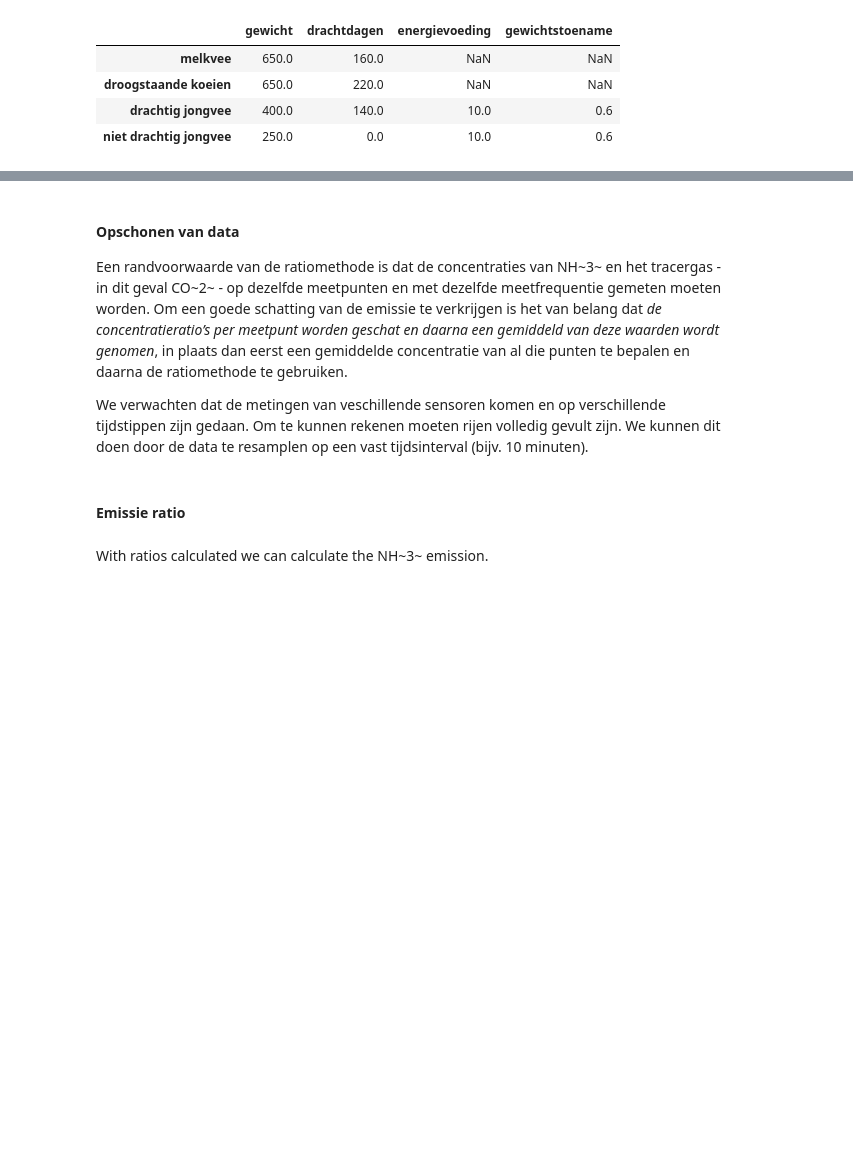
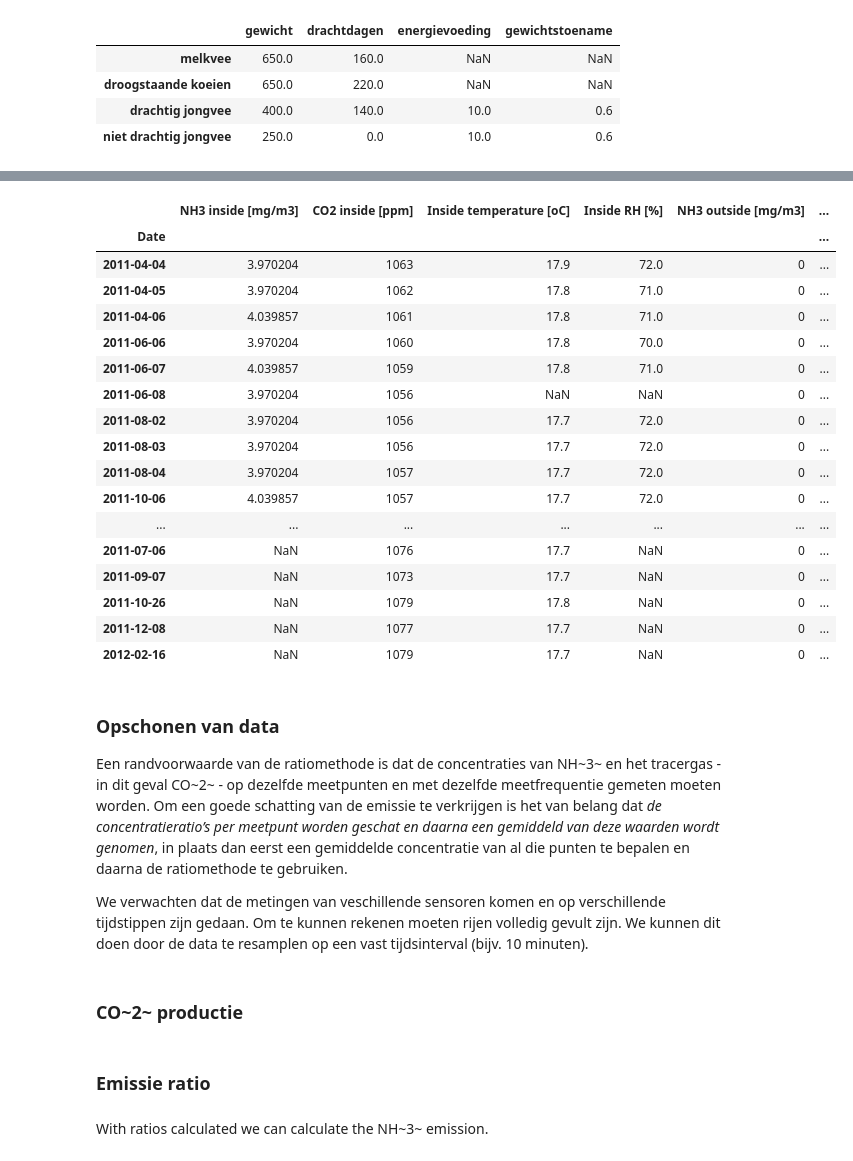
Before and after one commit to fenke/openstal, a Jupyter notebook: nbs/27_stal_massabalans.ipynb, the cells around one changed output, grey strips where cells are left out. Drawn from its saved outputs; the diff is of its cells as text; code cells hidden in the pictures; blank space fills up the shorter version.

```diff
--- a/nbs/27_stal_massabalans.ipynb
+++ b/nbs/27_stal_massabalans.ipynb
@@ -536,0 +782,15 @@ pd.DataFrame(default_pco2_parameters).transpose()
+# %%
+#| export
+
+def find_emission_column_names(data: DataFrame):
+    '''Find column names for NH3, CO2 and temperature from the DataFrame'''
+
+    columnnames = {
+        'nh3': [col for col in data.columns if any(name in col.lower() for name in MOLECULAR_NAMES['nh3']+['nh3'])],
+        'co2': [col for col in data.columns if any(name in col.lower() for name in MOLECULAR_NAMES['co2']+['co2'])],
+        'temp': [col for col in data.columns if 'temperatu' in col.lower()],
+        'rh': [col for col in data.columns if 'vochtigheid' in col.lower() or 'rh' in col.lower()],
+        'wind': [col for col in data.columns if 'wind' in col.lower()]
+    }
+
+    return columnnames
@@ -536,0 +817,27 @@ pd.DataFrame(default_pco2_parameters).transpose()
+# %%
+#| export
+
+def extract_emission_column_names(
+        data: DataFrame # DataFrame with measurement data
+) -> dict:
+    '''Extract column names for NH3, CO2 and temperature from the DataFrame'''
+
+    columnnames = find_emission_column_names(data)
+
+    locations = {
+            'binnen': ['binnen', 'inside', 'stal'],
+            'buiten': ['buiten', 'outside', 'outdoor']
+        }
+
+    columnmapping = {K:{} for K in locations.keys()}
+    for location_key, location_items in locations.items():
+        for measure, columns in columnnames.items():
+            for location_name in location_items:
+
+                columnmapping[location_key][measure] = columnmapping[location_key].get(measure,[]) + [col for col in columns if location_name in col.lower()]
+
+    columnmapping['buiten']['wind'] = columnmapping['buiten'].get('wind', []) + columnnames.get('wind', [])
+
+    return columnmapping
+# %%
+column_mapping = extract_emission_column_names(vera_dataframe)
@@ -537,5 +890,26 @@ pd.DataFrame(default_pco2_parameters).transpose()
+# %%
+vera_dataframe[flatten_column_mapping(column_mapping)]
+# %% [output]
+|  | NH3 inside [mg/m3] | CO2 inside [ppm] | Inside temperature [oC] | Inside RH [%] | NH3 outside [mg/m3] | ... |
+| Date |  |  |  |  |  | ... |
+| 2011-04-04 | 3.970204 | 1063 | 17.9 | 72.0 | 0 | ... |
+| 2011-04-05 | 3.970204 | 1062 | 17.8 | 71.0 | 0 | ... |
+| 2011-04-06 | 4.039857 | 1061 | 17.8 | 71.0 | 0 | ... |
+| 2011-06-06 | 3.970204 | 1060 | 17.8 | 70.0 | 0 | ... |
+| 2011-06-07 | 4.039857 | 1059 | 17.8 | 71.0 | 0 | ... |
+| 2011-06-08 | 3.970204 | 1056 | NaN | NaN | 0 | ... |
+| 2011-08-02 | 3.970204 | 1056 | 17.7 | 72.0 | 0 | ... |
+| 2011-08-03 | 3.970204 | 1056 | 17.7 | 72.0 | 0 | ... |
+| 2011-08-04 | 3.970204 | 1057 | 17.7 | 72.0 | 0 | ... |
+| 2011-10-06 | 4.039857 | 1057 | 17.7 | 72.0 | 0 | ... |
+| ... | ... | ... | ... | ... | ... | ... |
+| 2011-07-06 | NaN | 1076 | 17.7 | NaN | 0 | ... |
+| 2011-09-07 | NaN | 1073 | 17.7 | NaN | 0 | ... |
+| 2011-10-26 | NaN | 1079 | 17.8 | NaN | 0 | ... |
+| 2011-12-08 | NaN | 1077 | 17.7 | NaN | 0 | ... |
+| 2012-02-16 | NaN | 1079 | 17.7 | NaN | 0 | ... |
 # %% [markdown]
-#### Opschonen van data
+### Opschonen van data
 
 Een randvoorwaarde van de ratiomethode is dat de concentraties van NH~3~ en het
 tracergas - in dit geval CO~2~  - op dezelfde meetpunten en met dezelfde
@@ -560,8 +934,10 @@ def resample_data(
     '''Resample data to a specified interval and interpolate missing values with the givien method'''
 
     return data.mask(data < 0).resample(interval).interpolate(method, limit=3).dropna(how='any')
+# %% [markdown]
+### CO~2~ productie
 # %% [markdown]
-#### Emissie ratio
+### Emissie ratio
 # %%
 #| export
 def calculate_emission_ratio(
```
Also changed, not shown: parts of 28 cells of this notebook, 2 other files.
